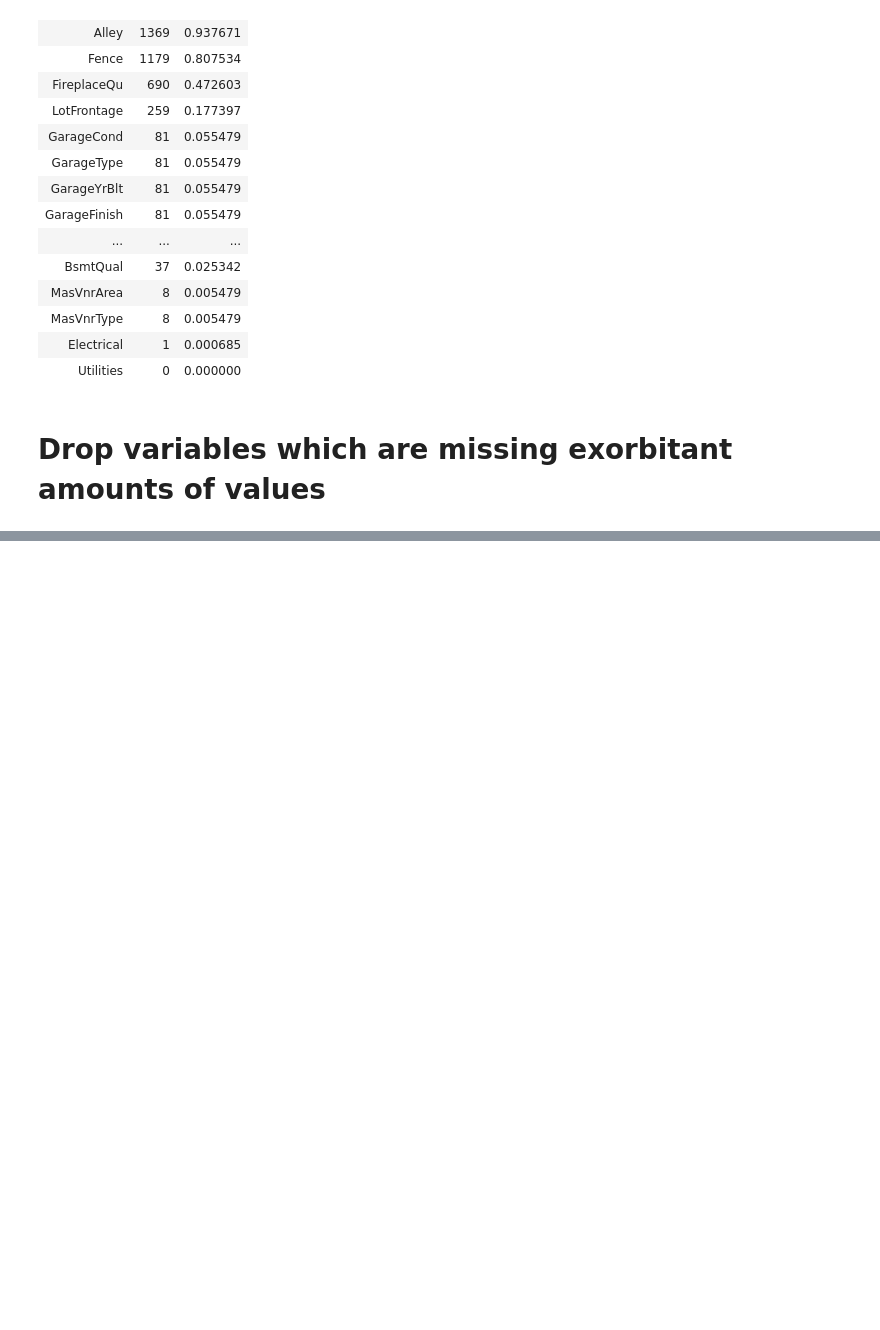
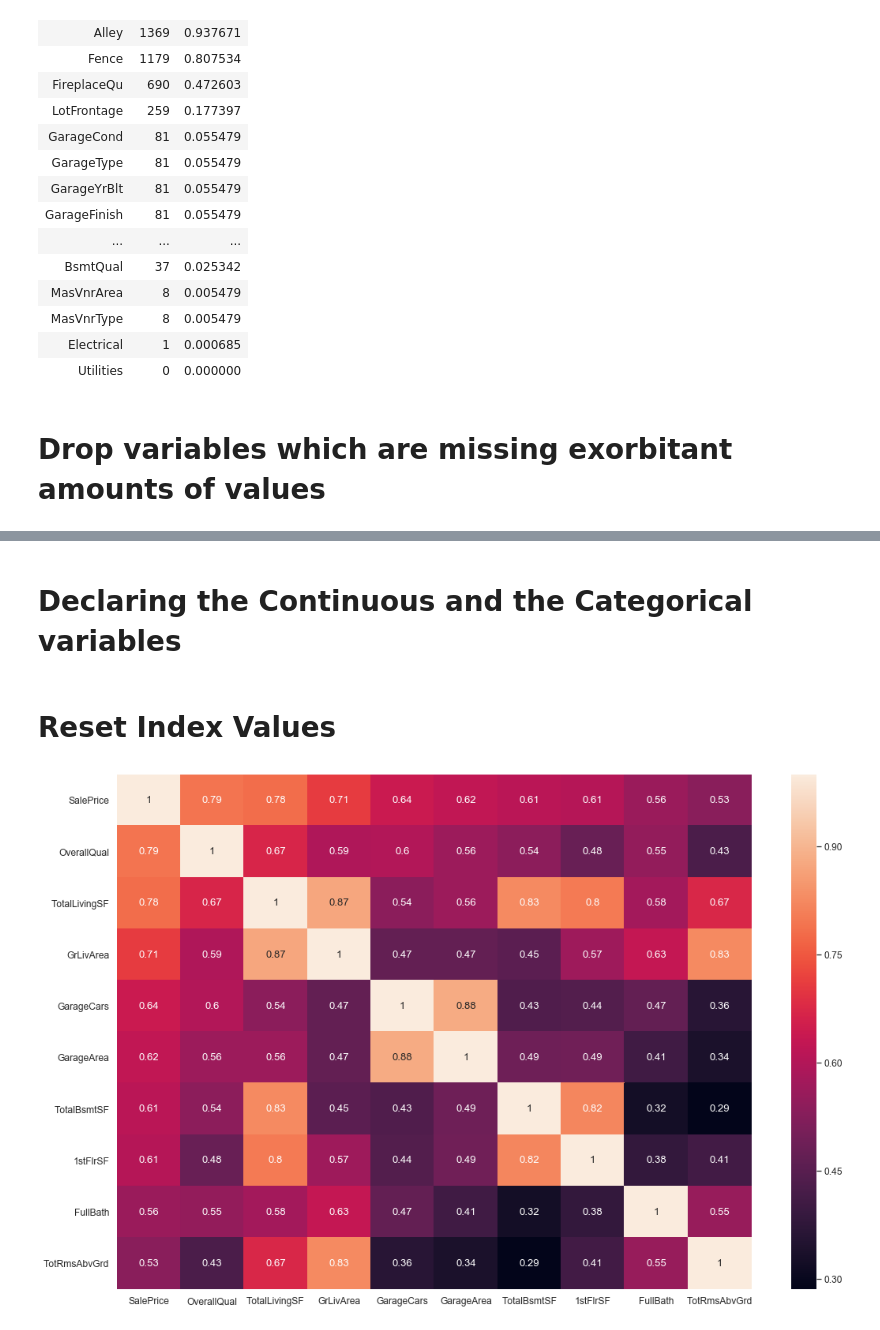
Before and after one commit to laurasuchomska/Housing_Prices_Project, a Jupyter notebook: Laura's Housing_Prices_Project.ipynb, the cells around one changed output, grey strips where cells are left out. Drawn from its saved outputs; the diff is of its cells as text; code cells hidden in the pictures; blank space fills up the shorter version.

Commit message:
data cleaning complete

```diff
--- a/Laura's Housing_Prices_Project.ipynb
+++ b/Laura's Housing_Prices_Project.ipynb
@@ -277,0 +371,12 @@ raw_df.drop('Alley',axis=1)
+# %%
+median_value=clean_df['BsmtCond'].median()
+clean_df['BsmtCond']=clean_df['BsmtCond'].fillna(median_value)
+# %%
+median_value=clean_df['BsmtExposure'].median()
+clean_df['BsmtExposure']=clean_df['BsmtExposure'].fillna(median_value)
+# %%
+median_value=clean_df['BsmtFinType1'].median()
+clean_df['BsmtFinType1']=clean_df['BsmtFinType1'].fillna(median_value)
+# %%
+median_value=clean_df['BsmtFinType2'].median()
+clean_df['BsmtFinType2']=clean_df['BsmtFinType2'].fillna(median_value)
@@ -277,0 +428,2 @@ raw_df.drop('Alley',axis=1)
+# %% [markdown]
+ # Declaring the Continuous and the Categorical variables
@@ -277,0 +437,2 @@ raw_df.drop('Alley',axis=1)
+# %% [markdown]
+ # Reset Index Values
@@ -277,0 +441,10 @@ raw_df.drop('Alley',axis=1)
+# %%
+# Correlation of top 10 feature with saleprice
+corWithSalePrice = clean_df.corr().nlargest(10,'SalePrice')['SalePrice'].index
+f , ax = plt.subplots(figsize = (18,12))
+ax = sns.heatmap(clean_df[corWithSalePrice].corr(), annot=True)
+bottom, top = ax.get_ylim()
+ax.set_ylim(bottom + 0.5, top - 0.5)
+plt.show()
+# %% [output]
+[figure, added]
```
Also changed, not shown: parts of 65 cells of this notebook.
